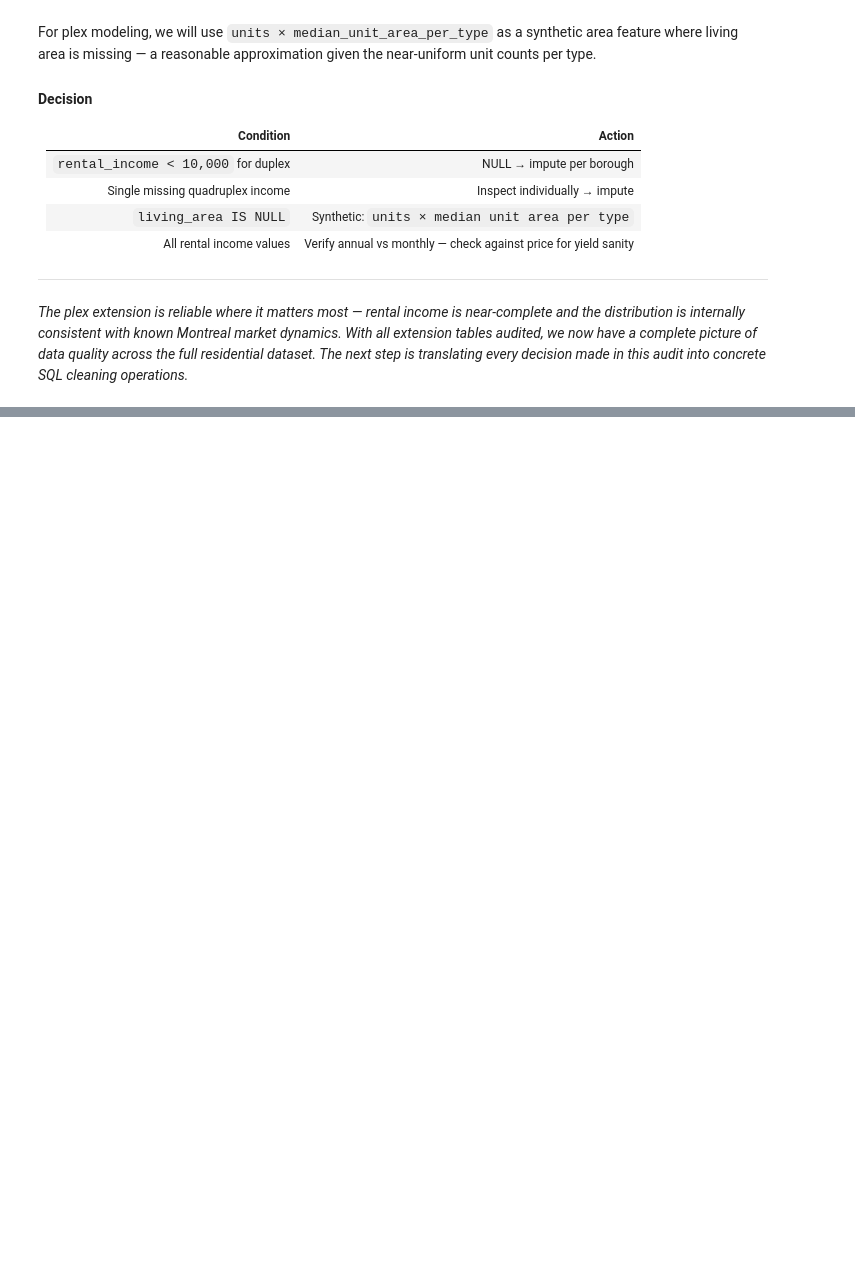
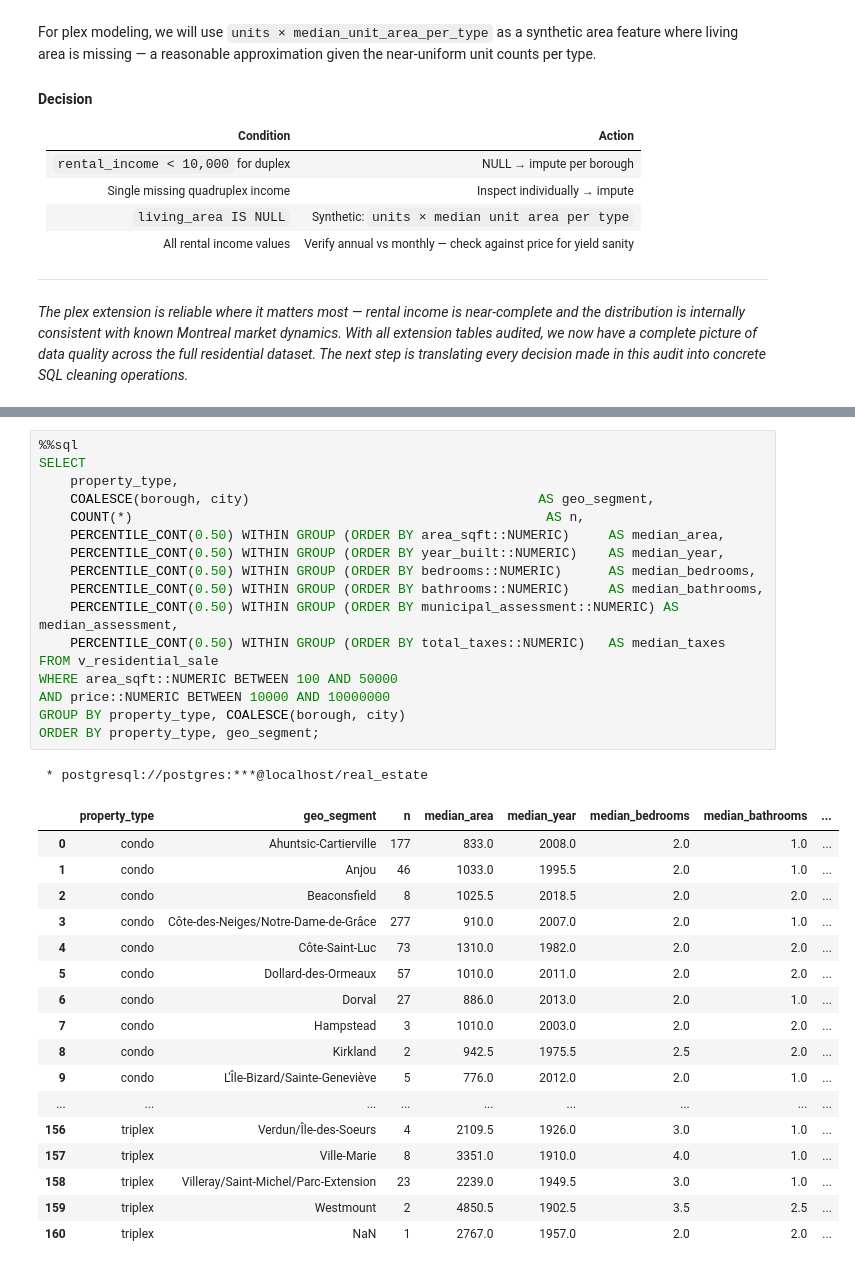
Before and after one commit to PaulMbwase/real-estate-pipeline, a Jupyter notebook: analysis/notebooks/00_preprocessing.ipynb, the cells around one changed output, grey strips where cells are left out. Drawn from its saved outputs; the diff is of its cells as text; blank space fills up the shorter version.

```diff
--- a/analysis/notebooks/00_preprocessing.ipynb
+++ b/analysis/notebooks/00_preprocessing.ipynb
@@ -1253,0 +1475,36 @@ the final modeling dataset.*
+# %%
+%%sql
+SELECT
+    property_type,
+    COALESCE(borough, city)                                     AS geo_segment,
+    COUNT(*)                                                     AS n,
+    PERCENTILE_CONT(0.50) WITHIN GROUP (ORDER BY area_sqft::NUMERIC)     AS median_area,
+    PERCENTILE_CONT(0.50) WITHIN GROUP (ORDER BY year_built::NUMERIC)    AS median_year,
+    PERCENTILE_CONT(0.50) WITHIN GROUP (ORDER BY bedrooms::NUMERIC)      AS median_bedrooms,
+    PERCENTILE_CONT(0.50) WITHIN GROUP (ORDER BY bathrooms::NUMERIC)     AS median_bathrooms,
+    PERCENTILE_CONT(0.50) WITHIN GROUP (ORDER BY municipal_assessment::NUMERIC) AS median_assessment,
+    PERCENTILE_CONT(0.50) WITHIN GROUP (ORDER BY total_taxes::NUMERIC)   AS median_taxes
+FROM v_residential_sale
+WHERE area_sqft::NUMERIC BETWEEN 100 AND 50000
+AND price::NUMERIC BETWEEN 10000 AND 10000000
+GROUP BY property_type, COALESCE(borough, city)
+ORDER BY property_type, geo_segment;
+# %% [output]
+ * postgresql://postgres:***@localhost/real_estate
+|  | property_type | geo_segment | n | median_area | median_year | median_bedrooms | median_bathrooms | ... |
+| 0 | condo | Ahuntsic-Cartierville | 177 | 833.0 | 2008.0 | 2.0 | 1.0 | ... |
+| 1 | condo | Anjou | 46 | 1033.0 | 1995.5 | 2.0 | 1.0 | ... |
+| 2 | condo | Beaconsfield | 8 | 1025.5 | 2018.5 | 2.0 | 2.0 | ... |
+| 3 | condo | Côte-des-Neiges/Notre-Dame-de-Grâce | 277 | 910.0 | 2007.0 | 2.0 | 1.0 | ... |
+| 4 | condo | Côte-Saint-Luc | 73 | 1310.0 | 1982.0 | 2.0 | 2.0 | ... |
+| 5 | condo | Dollard-des-Ormeaux | 57 | 1010.0 | 2011.0 | 2.0 | 2.0 | ... |
+| 6 | condo | Dorval | 27 | 886.0 | 2013.0 | 2.0 | 1.0 | ... |
+| 7 | condo | Hampstead | 3 | 1010.0 | 2003.0 | 2.0 | 2.0 | ... |
+| 8 | condo | Kirkland | 2 | 942.5 | 1975.5 | 2.5 | 2.0 | ... |
+| 9 | condo | L'Île-Bizard/Sainte-Geneviève | 5 | 776.0 | 2012.0 | 2.0 | 1.0 | ... |
+| ... | ... | ... | ... | ... | ... | ... | ... | ... |
+| 156 | triplex | Verdun/Île-des-Soeurs | 4 | 2109.5 | 1926.0 | 3.0 | 1.0 | ... |
+| 157 | triplex | Ville-Marie | 8 | 3351.0 | 1910.0 | 4.0 | 1.0 | ... |
+| 158 | triplex | Villeray/Saint-Michel/Parc-Extension | 23 | 2239.0 | 1949.5 | 3.0 | 1.0 | ... |
+| 159 | triplex | Westmount | 2 | 4850.5 | 1902.5 | 3.5 | 2.5 | ... |
+| 160 | triplex | NaN | 1 | 2767.0 | 1957.0 | 2.0 | 2.0 | ... |
```
Also changed, not shown: parts of 48 cells of this notebook.
